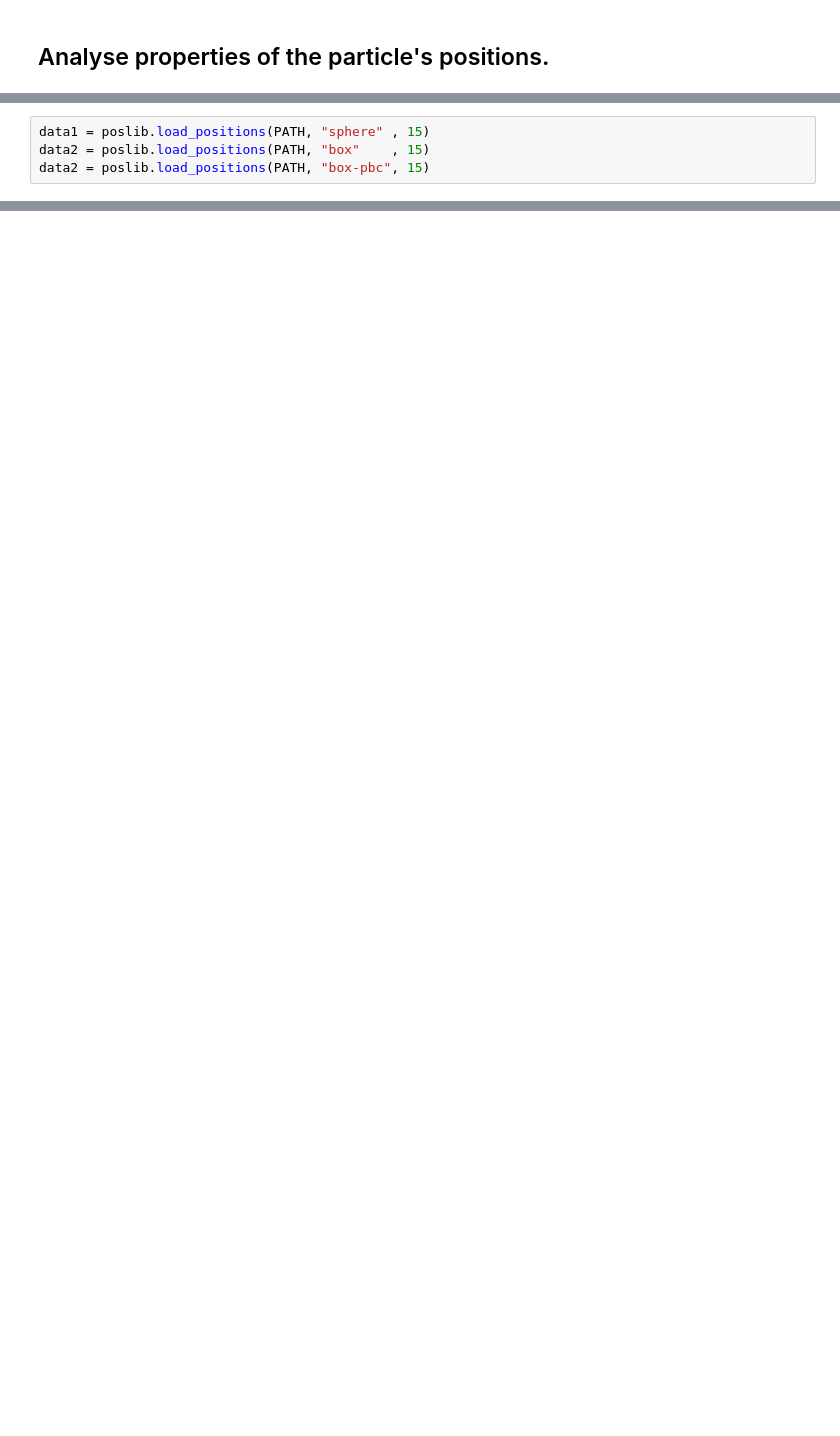
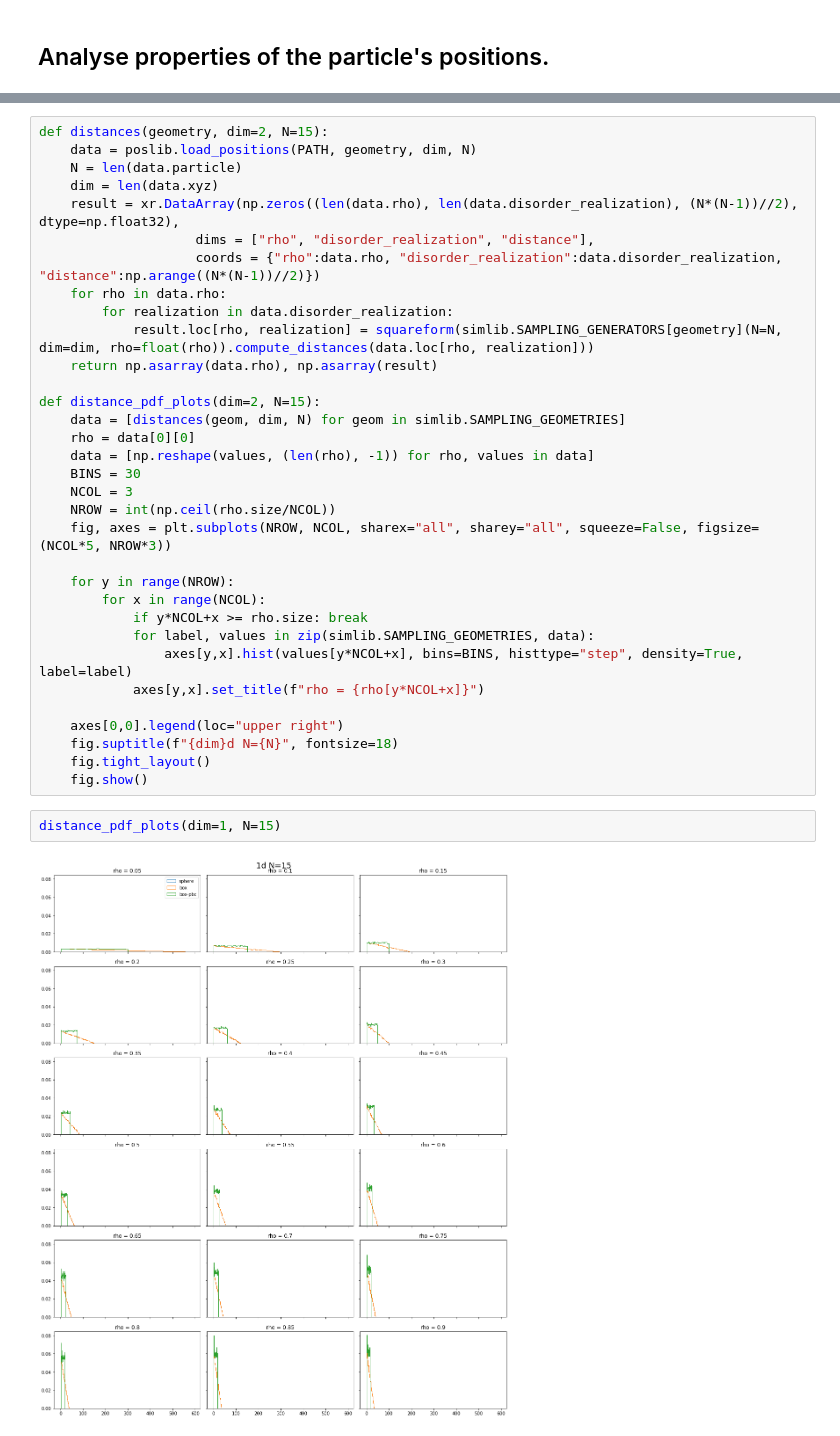
Before and after one commit to abraemer/heisensim, a Jupyter notebook: demo/position_analysis.ipynb, the cells around one changed output, grey strips where cells are left out. Saved outputs shown, nothing was run; the diff lists cells and outputs as text; blank space fills up the shorter version.

Commit message:
improve position analysis

```diff
--- a/demo/position_analysis.ipynb
+++ b/demo/position_analysis.ipynb
@@ -15,5 +16 @@ import scripts.positions as poslib
 PATH = Path.cwd().parent
-# %%
-data1 = poslib.load_positions(PATH, "sphere" , 15)
-data2 = poslib.load_positions(PATH, "box"    , 15)
-data2 = poslib.load_positions(PATH, "box-pbc", 15)
@@ -79,0 +17,37 @@ axes[0,0].get_children()
+# %%
+def distances(geometry, dim=2, N=15):
+    data = poslib.load_positions(PATH, geometry, dim, N)
+    N = len(data.particle)
+    dim = len(data.xyz)
+    result = xr.DataArray(np.zeros((len(data.rho), len(data.disorder_realization), (N*(N-1))//2), dtype=np.float32),
+                    dims = ["rho", "disorder_realization", "distance"],
+                    coords = {"rho":data.rho, "disorder_realization":data.disorder_realization, "distance":np.arange((N*(N-1))//2)})
+    for rho in data.rho:
+        for realization in data.disorder_realization:
+            result.loc[rho, realization] = squareform(simlib.SAMPLING_GENERATORS[geometry](N=N, dim=dim, rho=float(rho)).compute_distances(data.loc[rho, realization]))
+    return np.asarray(data.rho), np.asarray(result)
+
+def distance_pdf_plots(dim=2, N=15):
+    data = [distances(geom, dim, N) for geom in simlib.SAMPLING_GEOMETRIES]
+    rho = data[0][0]
+    data = [np.reshape(values, (len(rho), -1)) for rho, values in data]
+    BINS = 30
+    NCOL = 3
+    NROW = int(np.ceil(rho.size/NCOL))
+    fig, axes = plt.subplots(NROW, NCOL, sharex="all", sharey="all", squeeze=False, figsize=(NCOL*5, NROW*3))
+
+    for y in range(NROW):
+        for x in range(NCOL):
+            if y*NCOL+x >= rho.size: break
+            for label, values in zip(simlib.SAMPLING_GEOMETRIES, data):
+                axes[y,x].hist(values[y*NCOL+x], bins=BINS, histtype="step", density=True, label=label)
+            axes[y,x].set_title(f"rho = {rho[y*NCOL+x]}")
+
+    axes[0,0].legend(loc="upper right")
+    fig.suptitle(f"{dim}d N={N}", fontsize=18)
+    fig.tight_layout()
+    fig.show()
+# %%
+distance_pdf_plots(dim=1, N=15)
+# %% [output]
+[figure, added]
```
Also changed, not shown: parts of 9 cells of this notebook.
